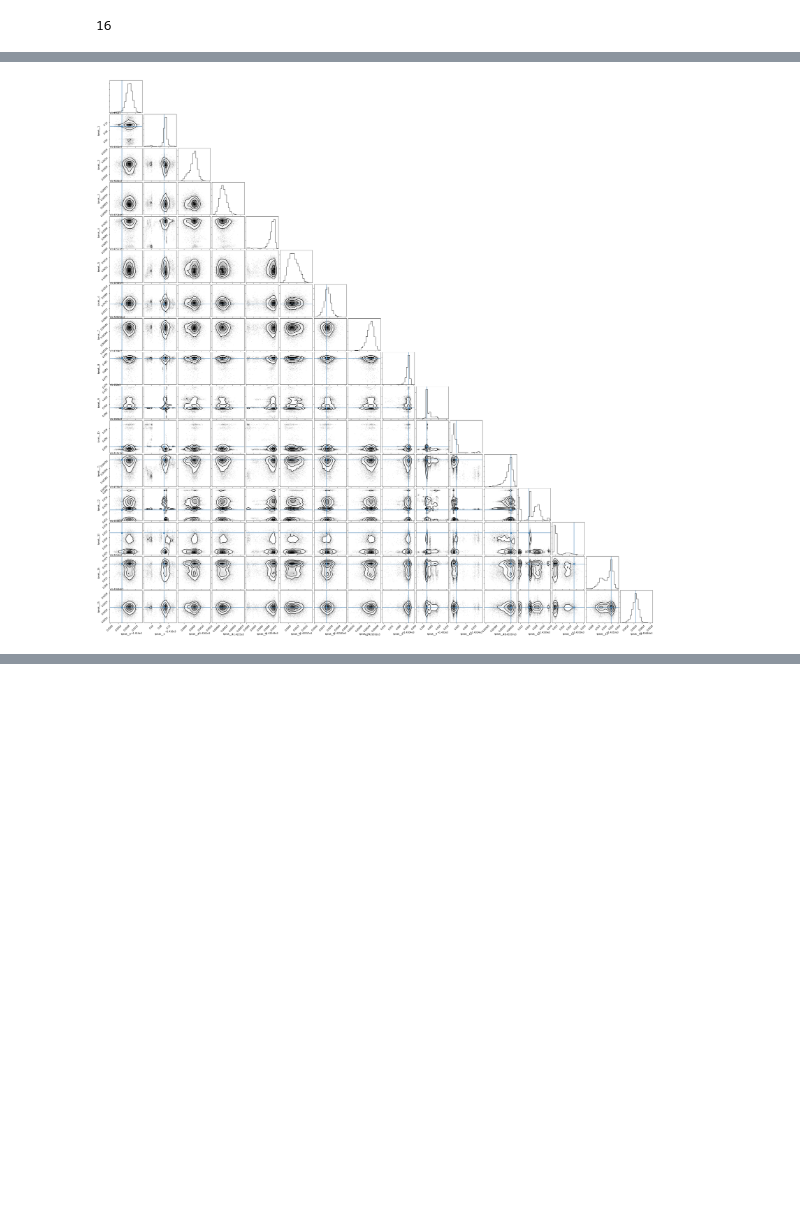
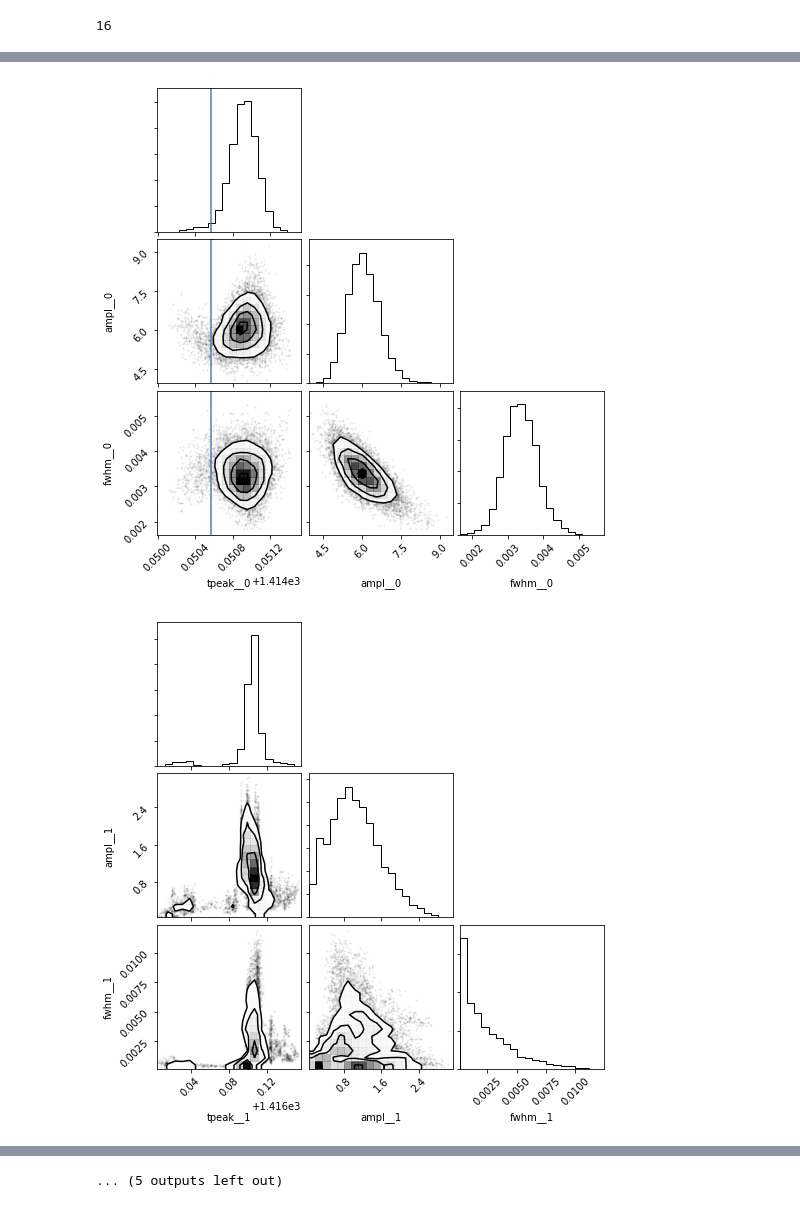
Before and after one commit to mrtommyb/xoflares, a Jupyter notebook: notebooks/xoflares-real-star.ipynb, the cells around one changed output, grey strips where cells are left out. Saved outputs shown, nothing was run; the diff lists cells and outputs as text; code cells hidden in the pictures; blank space fills up the shorter version.

```diff
--- a/notebooks/xoflares-real-star.ipynb
+++ b/notebooks/xoflares-real-star.ipynb
@@ -30,6 +31,10 @@ lc = corrector.correct(aperture_mask=pix_mask, simple_tom=True,
                        cadence_mask=None,
                        use_gp=False)
 lc.flux = lc.flux  * 1e3
+texp = tpf.hdu[1].header['FRAMETIM'] * tpf.hdu[1].header["NUM_FRM"]
+texp /= 60.0 * 60.0 * 24.0
+ref_time = 0.5 * (tpf.time.min() + tpf.time.max())
+
 lc.plot(normalize=False, ylabel='Relative flux [ppt]')
 # %% [output]
 <matplotlib.axes._subplots.AxesSubplot at 0x...>
@@ -54,10 +59,11 @@ plt.xlim(lc.time.min(), lc.time.max());
 # find some flares
 mflare = resid < 2.5 * np.sqrt(np.mean(resid**2))
 cads = lc.cadenceno - lc.cadenceno[0]
-x = lc.time
+x = lc.time - ref_time
 y = resid #  we're working with the data with a savgol subtracted
 
 fidx = cads[~mflare][:-1][np.diff(cads[~mflare]) < 2]
+npts = np.array([])
 i = 0
 n = 1
 while True:
@@ -66,13 +72,15 @@ while True:
             fidx = np.delete(fidx, i + 1)
             n += 1
         else:
+            npts = np.r_[npts, n+1]
             i += 1
             n = 1
     except IndexError:
+        npts = np.r_[npts, n+1]
         break
-tpeaks = np.array([lc.time[(lc.cadenceno - lc.cadenceno[0]) == fidx[i]] for i in range(len(fidx))]).T[0]
+tpeaks = np.array([x[(lc.cadenceno - lc.cadenceno[0]) == fidx[i]] for i in range(len(fidx))]).T[0]
 ampls = np.array([resid[(lc.cadenceno - lc.cadenceno[0]) == fidx[i]] for i in range(len(fidx))]).T[0]
-fwhms = np.ones_like(ampls) * 0.01
+fwhms = np.asarray(npts) * (2/1440)
 npeaks = np.shape(tpeaks)[0]
 print(npeaks)
 # %% [output]
@@ -177,9 +209,9 @@ with pm.Model() as model:
     mean = pm.Normal("mean", mu=0, sd=3.0, testval=0)
     logs2 = pm.Normal("logs2", mu=np.log(np.var(y)), sd=2.0)
 
-    tpeak = pm.Normal("tpeak", mu=tpeaks, sd=np.ones_like(tpeaks) * 0.05,
+    tpeak = pm.Normal("tpeak", mu=tpeaks, sd=np.ones_like(tpeaks) * 0.003,
                       testval=tpeaks, shape=npeaks)
-    logFwhm = pm.Normal("logFwhm", mu=np.log(fwhms), sd=2.0, testval=np.log(0.005),
+    logFwhm = pm.Normal("logFwhm", mu=np.log(fwhms), sd=1.0, testval=np.log(fwhms),
                         shape=npeaks)
     logAmpl = pm.Normal("logAmpl", mu=np.log(ampls), sd=1.0, testval=np.log(ampls),
                         shape=npeaks)
@@ -187,11 +219,11 @@ with pm.Model() as model:
     fwhm = pm.Deterministic("fwhm", tt.exp(logFwhm))
     ampl = pm.Deterministic("ampl", tt.exp(logAmpl))
 
-    flare_lc = multiflaremodel(x, tpeak, fwhm, ampl)
+    flare_lc = get_light_curve(x, tpeak, fwhm, ampl, texp=texp)
     pm.Deterministic("flare_lc", flare_lc)
     pm.Normal("obs", mu=flare_lc + mean, sd=tt.exp(2*logs2), observed=y)
 
-    map_soln = pm.find_MAP(start=model.test_point, vars=[fwhm, mean])
-    map_soln = pm.find_MAP(start=map_soln, vars=[ampl, mean])
-    map_soln = pm.find_MAP(start=map_soln, vars=[fwhm, ampl])
-    map_soln = pm.find_MAP(start=map_soln, vars=[tpeak])
+    map_soln = xo.optimize(start=model.test_point, vars=[fwhm, mean])
+    map_soln = xo.optimize(start=map_soln, vars=[ampl, mean])
+    map_soln = xo.optimize(start=map_soln, vars=[fwhm, ampl])
+    map_soln = xo.optimize(start=map_soln, vars=[tpeak])
@@ -211,7 +256,7 @@ fig.tight_layout()
 # %%
-sampler = xo.PyMC3Sampler(window=200, start=200, finish=200)
+sampler = xo.PyMC3Sampler(window=200, start=100, finish=800)
 with model:
-    burnin = sampler.tune(tune=3000, step_kwargs=dict(target_accept=0.9))
+    burnin = sampler.tune(tune=4000, start=map_soln, step_kwargs=dict(target_accept=0.9), init='advi_map')
 # %%
 start, step = sampler._get_start_and_step()
 with model:
@@ -273,6 +283,8 @@ for i in range(npeaks):
 # %%
-import corner
-samples = pm.trace_to_dataframe(trace, varnames=['tpeak'])
-corner.corner(samples, truths=tpeaks);
+samples = pm.trace_to_dataframe(trace, varnames=['tpeak', 'ampl', 'fwhm'])
+for i in range(trace['tpeak'].shape[1]):
+    corner.corner(samples.loc[:,
+                              ['tpeak__{}'.format(i), 'ampl__{}'.format(i),
+                               'fwhm__{}'.format(i)]], truths=tpeaks);
 # %% [output]
 WARNING:root:Too few points to create valid contours
@@ -279 +292,2 @@ WARNING:root:Too few points to create valid contours
-[figure, old version]
+[figure, new version]
+[figure, added]
@@ -279,0 +303 @@ WARNING:root:Too few points to create valid contours
+... (5 outputs left out)
```
Also changed, not shown: parts of 17 cells of this notebook.
